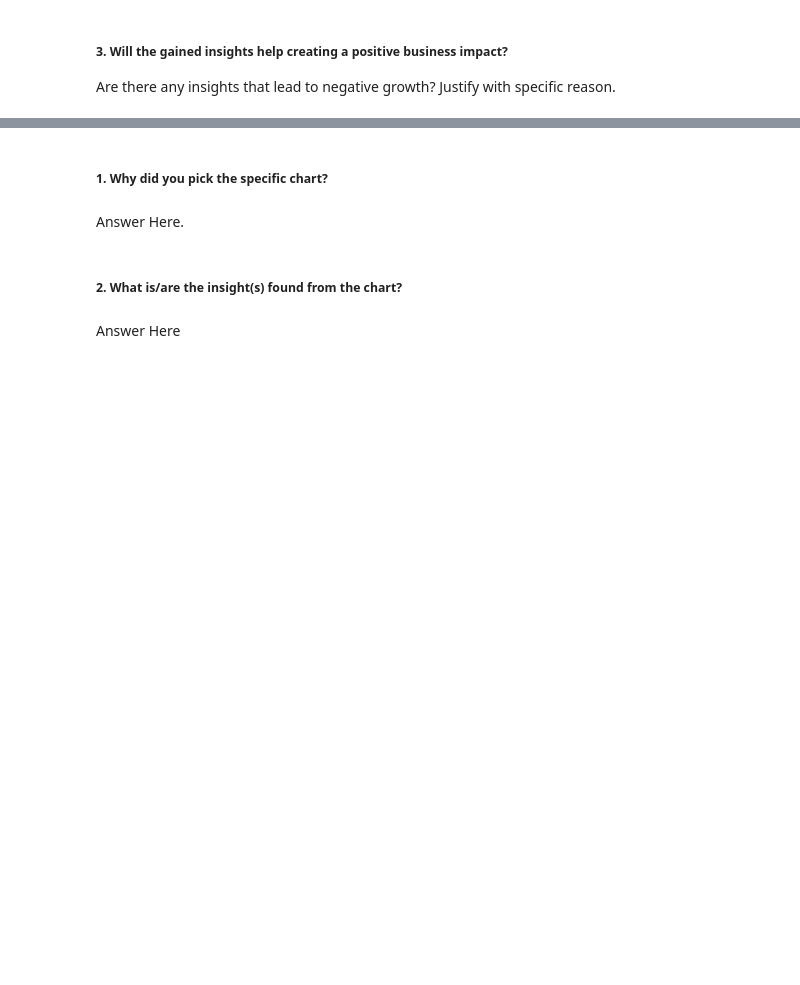
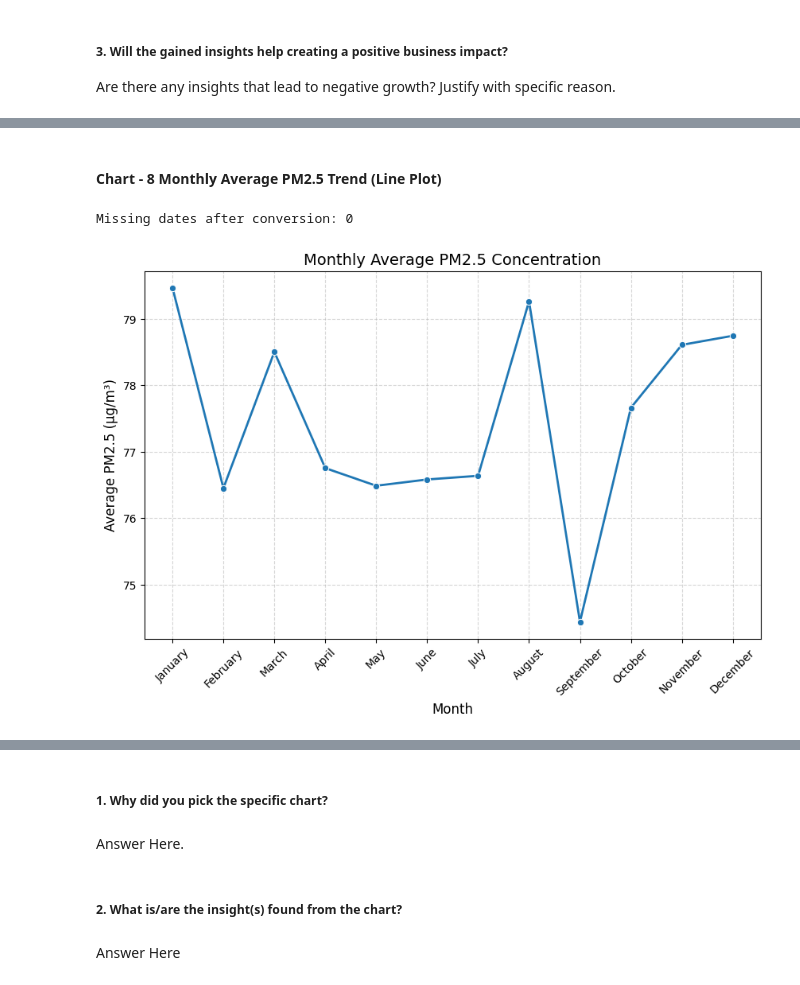
Before and after one commit to naunyalpragya/globalairquality, a Jupyter notebook: pragyanaunyal_Template.ipynb, the cells around one changed output, grey strips where cells are left out. Saved outputs shown, nothing was run; the diff lists cells and outputs as text; code cells hidden in the pictures; blank space fills up the shorter version.

```diff
--- a/pragyanaunyal_Template.ipynb
+++ b/pragyanaunyal_Template.ipynb
@@ -435,0 +558,46 @@ Answer Here
+# %% [markdown]
+#### Chart - 8 Monthly Average PM2.5 Trend (Line Plot)
+# %%
+# Convert the Date column into datetime format
+df['Date'] = pd.to_datetime(df['Date'], errors='coerce')
+
+# Check if there are any invalid dates
+print("Missing dates after conversion:", df['Date'].isnull().sum())
+
+# Create a new Month column
+df['Month'] = df['Date'].dt.month_name()
+
+# Define month order
+month_order = ['January', 'February', 'March', 'April', 'May', 'June',
+               'July', 'August', 'September', 'October', 'November', 'December']
+
+# Calculate average PM2.5 for each month
+monthly_pm25 = df.groupby('Month')['PM2.5'].mean().reindex(month_order)
+
+# Create the figure
+plt.figure(figsize=(10,6))
+
+# Plot the line chart
+sns.lineplot(
+    x=monthly_pm25.index,
+    y=monthly_pm25.values,
+    marker='o',
+    linewidth=2
+)
+
+# Add chart title and labels
+plt.title('Monthly Average PM2.5 Concentration', fontsize=14)
+plt.xlabel('Month', fontsize=12)
+plt.ylabel('Average PM2.5 (µg/m³)', fontsize=12)
+
+# Rotate month labels
+plt.xticks(rotation=45)
+
+# Add grid
+plt.grid(True, linestyle='--', alpha=0.5)
+
+# Display the chart
+plt.show()
+# %% [output]
+Missing dates after conversion: 0
+[figure, added]
```
Also changed, not shown: parts of 105 cells of this notebook.
